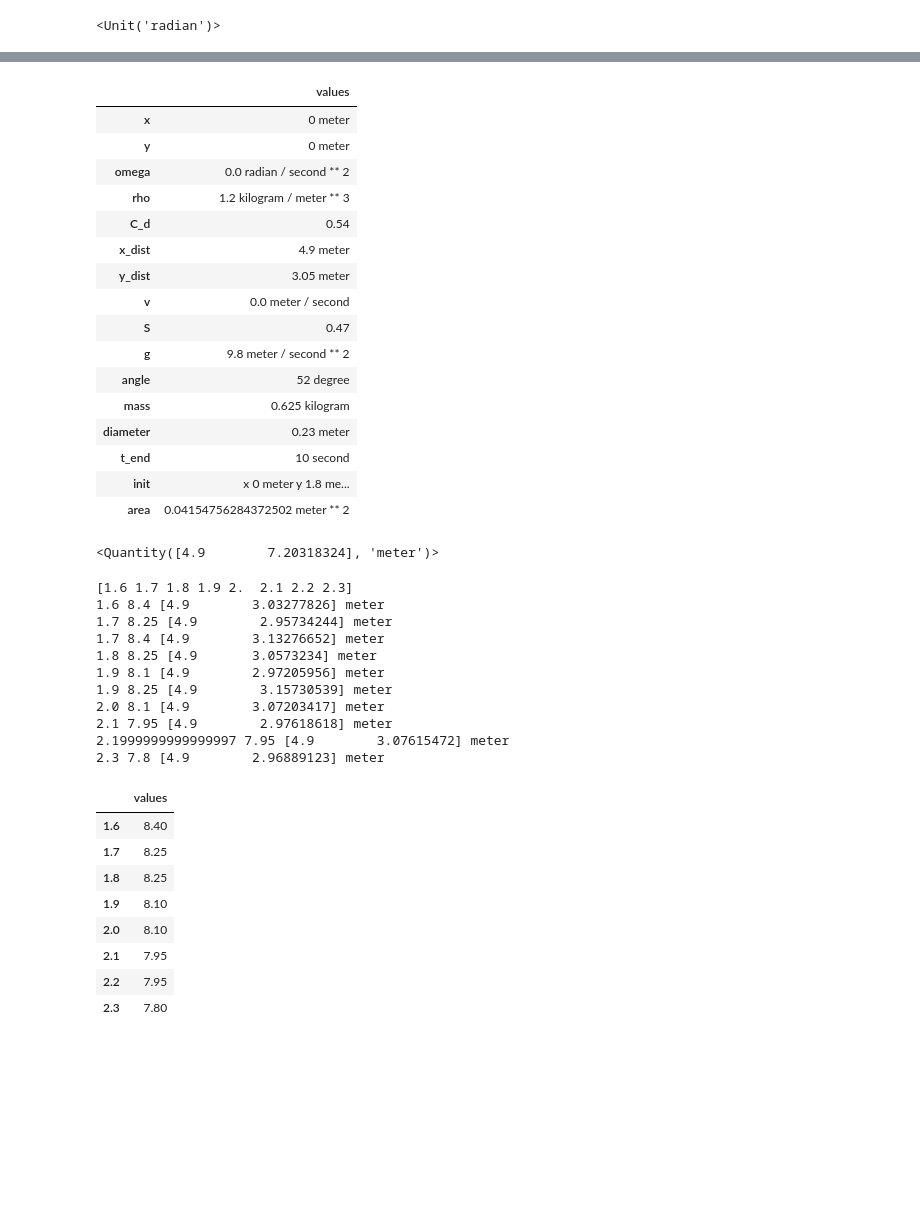
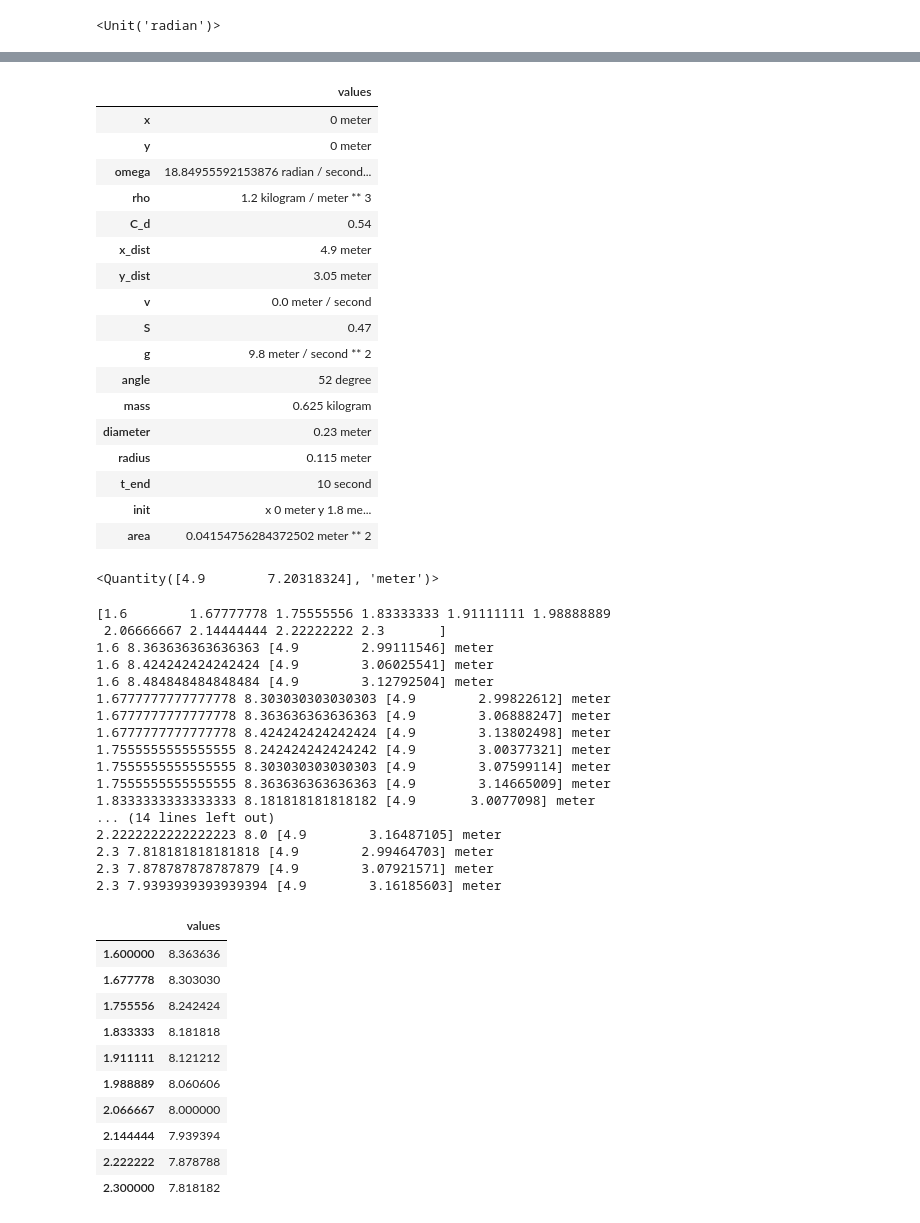
Before and after one commit to JackMao981/BasketballSpin, a Jupyter notebook: BasketballSpin1.ipynb, the cells around one changed output, grey strips where cells are left out. Cells and saved outputs as stored; diff of their text form; code cells hidden in the pictures; blank space fills up the shorter version.

```diff
--- a/BasketballSpin1.ipynb
+++ b/BasketballSpin1.ipynb
@@ -23,7 +23,7 @@ rad = UNITS.radian
 
 params = Params(x = 0 * m,                   # x coordinate of the basketball
                 y = 0 * m,                   # y coordinate of the basketball
-                omega = 0 * rad / s ** 2,    # velocity
+                omega = 6 * np.pi * rad / s ** 2,    # angular velocity
                 rho = 1.2 * kg / m ** 3,     # mass density of the fluid
                 C_d = 0.54,                  # drag coefficient of a basketball
                 x_dist = 4.9 * m,            # horizontal distance of player to net
@@ -33,7 +33,8 @@ params = Params(x = 0 * m,                   # x coordinate of the basketball
                 g = 9.8 * m/s**2,            # gravity
                 angle = 52 * degree,         # launch angle of the basketball
                 mass = 0.625 * kg,           # mass of the basketball
-                diameter = 0.23 * m,        # diameter of the basketball
+                diameter = 0.23 * m,         # diameter of the basketball
+                radius = 0.115 * m,          # radius of the basketball
                 t_end = 10 * s)
 # %% [output]
 |  | values |
@@ -78,7 +82,7 @@ system = make_system(params, 0 * m / s, 1.8 * m)
 |  | values |
 | x | 0 meter |
 | y | 0 meter |
-| omega | 0.0 radian / second ** 2 |
+| omega | 18.84955592153876 radian / second... |
 | rho | 1.2 kilogram / meter ** 3 |
 | C_d | 0.54 |
 | x_dist | 4.9 meter |
@@ -89,6 +93,7 @@ system = make_system(params, 0 * m / s, 1.8 * m)
 | angle | 52 degree |
 | mass | 0.625 kilogram |
 | diameter | 0.23 meter |
+| radius | 0.115 meter |
 | t_end | 10 second |
 | init | x 0 meter y 1.8 me... |
 | area | 0.04154756284372502 meter ** 2 |
@@ -116,7 +135,7 @@ def slope_func(state, t, system):
 
     returns: sequence (vx, vy, ax, ay)
     """
-    x, y, vx, vy = state
+    x, y, vx, vy, = state
     unpack(system)
 
     V = Vector(vx, vy)
@@ -148,41 +167,49 @@ height_func(20 * m /s, 1.8*  m)
 # %% [output]
 <Quantity([4.9        7.20318324], 'meter')>
 # %%
-velocities = linspace(6, 12, 41)
-heights = linspace(1.6, 2.3, 8)
+velocities = linspace(6, 12, 100)
+heights = linspace(1.6, 2.3, 10)
 sweep_h = SweepSeries()
 
 print(heights)
 for h in heights:
     sweep_v = SweepSeries()
     for vel in velocities:
         vector = height_func(vel * m / s, h * m)
         if(vector.y.mag < 3.165 * m and vector.y.mag > 2.935 * m):
             print(h, vel, vector)
             sweep_v[vel] = vector
     sweep_h[h] = sweep_v.index[0]
 sweep_h
 # %% [output]
-[1.6 1.7 1.8 1.9 2.  2.1 2.2 2.3]
-1.6 8.4 [4.9        3.03277826] meter
-1.7 8.25 [4.9        2.95734244] meter
-1.7 8.4 [4.9        3.13276652] meter
-1.8 8.25 [4.9       3.0573234] meter
-1.9 8.1 [4.9        2.97205956] meter
-1.9 8.25 [4.9        3.15730539] meter
-2.0 8.1 [4.9        3.07203417] meter
-2.1 7.95 [4.9        2.97618618] meter
-2.1999999999999997 7.95 [4.9        3.07615472] meter
-2.3 7.8 [4.9        2.96889123] meter
+[1.6        1.67777778 1.75555556 1.83333333 1.91111111 1.98888889
+ 2.06666667 2.14444444 2.22222222 2.3       ]
+1.6 8.363636363636363 [4.9        2.99111546] meter
+1.6 8.424242424242424 [4.9        3.06025541] meter
+1.6 8.484848484848484 [4.9        3.12792504] meter
+1.6777777777777778 8.303030303030303 [4.9        2.99822612] meter
+1.6777777777777778 8.363636363636363 [4.9        3.06888247] meter
+1.6777777777777778 8.424242424242424 [4.9        3.13802498] meter
+1.7555555555555555 8.242424242424242 [4.9        3.00377321] meter
+1.7555555555555555 8.303030303030303 [4.9        3.07599114] meter
+1.7555555555555555 8.363636363636363 [4.9        3.14665009] meter
+1.8333333333333333 8.181818181818182 [4.9       3.0077098] meter
+... (14 lines left out)
+2.2222222222222223 8.0 [4.9        3.16487105] meter
+2.3 7.818181818181818 [4.9        2.99464703] meter
+2.3 7.878787878787879 [4.9        3.07921571] meter
+2.3 7.9393939393939394 [4.9        3.16185603] meter
 |  | values |
-| 1.6 | 8.40 |
-| 1.7 | 8.25 |
-| 1.8 | 8.25 |
-| 1.9 | 8.10 |
-| 2.0 | 8.10 |
-| 2.1 | 7.95 |
-| 2.2 | 7.95 |
-| 2.3 | 7.80 |
+| 1.600000 | 8.363636 |
+| 1.677778 | 8.303030 |
+| 1.755556 | 8.242424 |
+| 1.833333 | 8.181818 |
+| 1.911111 | 8.121212 |
+| 1.988889 | 8.060606 |
+| 2.066667 | 8.000000 |
+| 2.144444 | 7.939394 |
+| 2.222222 | 7.878788 |
+| 2.300000 | 7.818182 |
 # %%
 sweep_h.index
 # %% [output]
```
Also changed, not shown: parts of 6 cells of this notebook.
